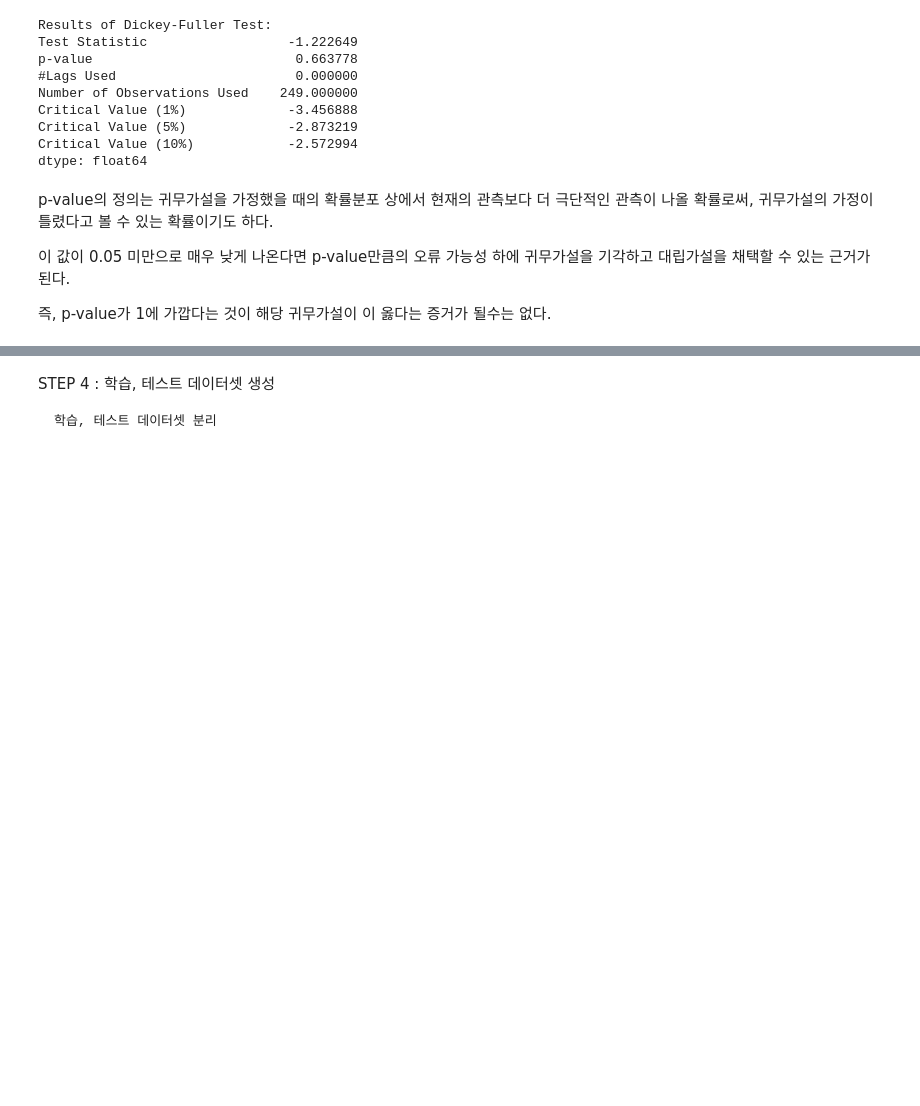
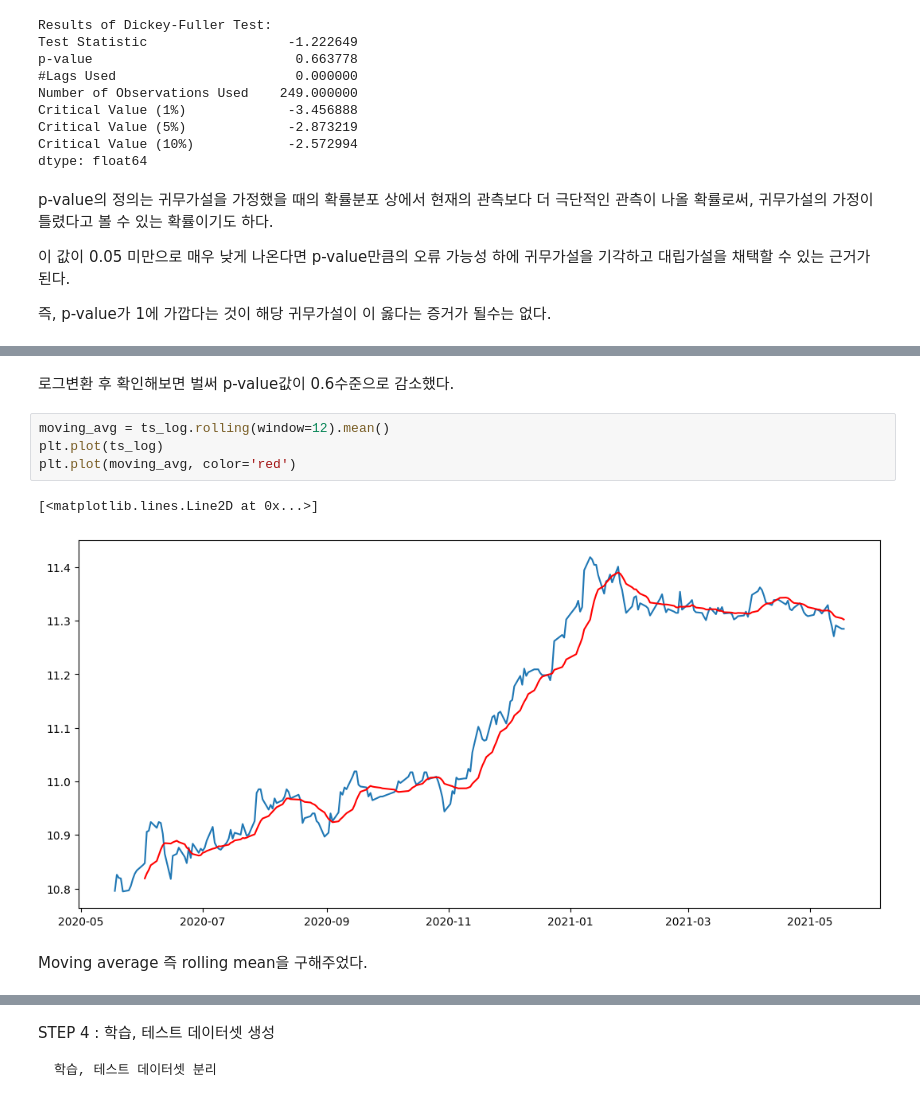
Before and after one commit to F100d4U/Exploration, a Jupyter notebook: [ep03]stock_cheat.ipynb, the cells around one changed output, grey strips where cells are left out. Saved outputs shown, nothing was run; the diff lists cells and outputs as text; blank space fills up the shorter version.

```diff
--- a/[ep03]stock_cheat.ipynb
+++ b/[ep03]stock_cheat.ipynb
@@ -215,0 +250,11 @@ p-value의 정의는 귀무가설을 가정했을 때의 확률분포 상에서
+# %% [markdown]
+로그변환 후 확인해보면 벌써 p-value값이 0.6수준으로 감소했다.
+# %%
+moving_avg = ts_log.rolling(window=12).mean()
+plt.plot(ts_log)
+plt.plot(moving_avg, color='red')
+# %% [output]
+[<matplotlib.lines.Line2D at 0x...>]
+[figure, added]
+# %% [markdown]
+Moving average 즉 rolling mean을 구해주었다.
```
Also changed, not shown: parts of 31 cells of this notebook.
